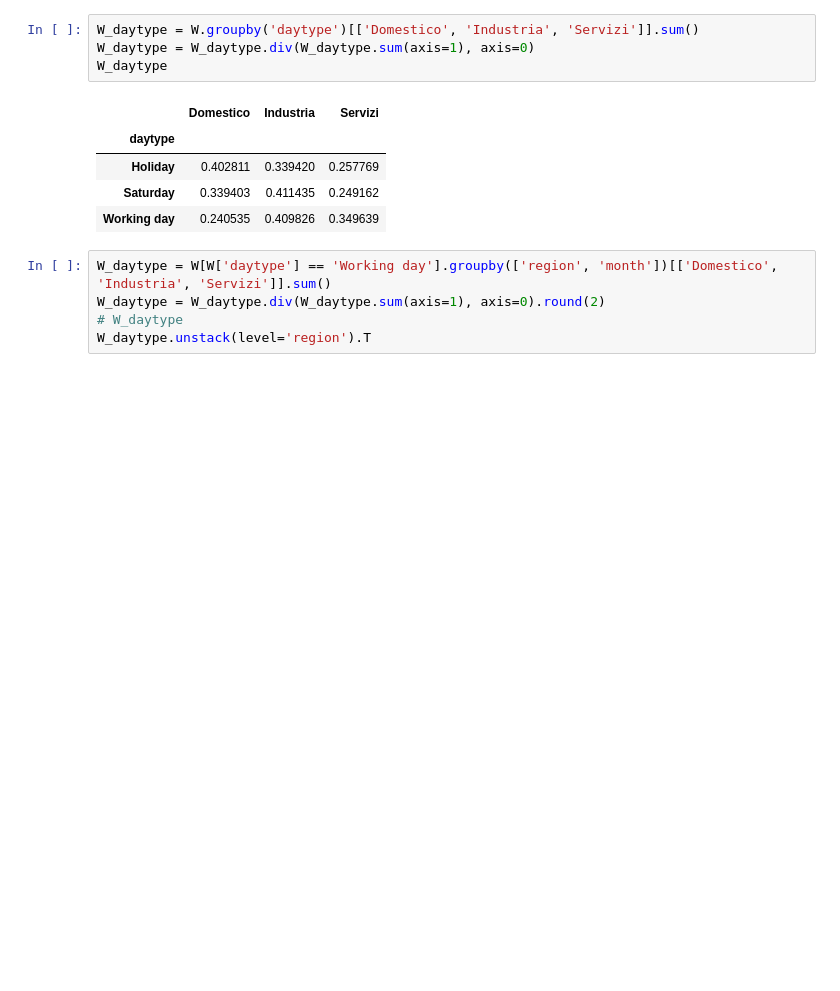
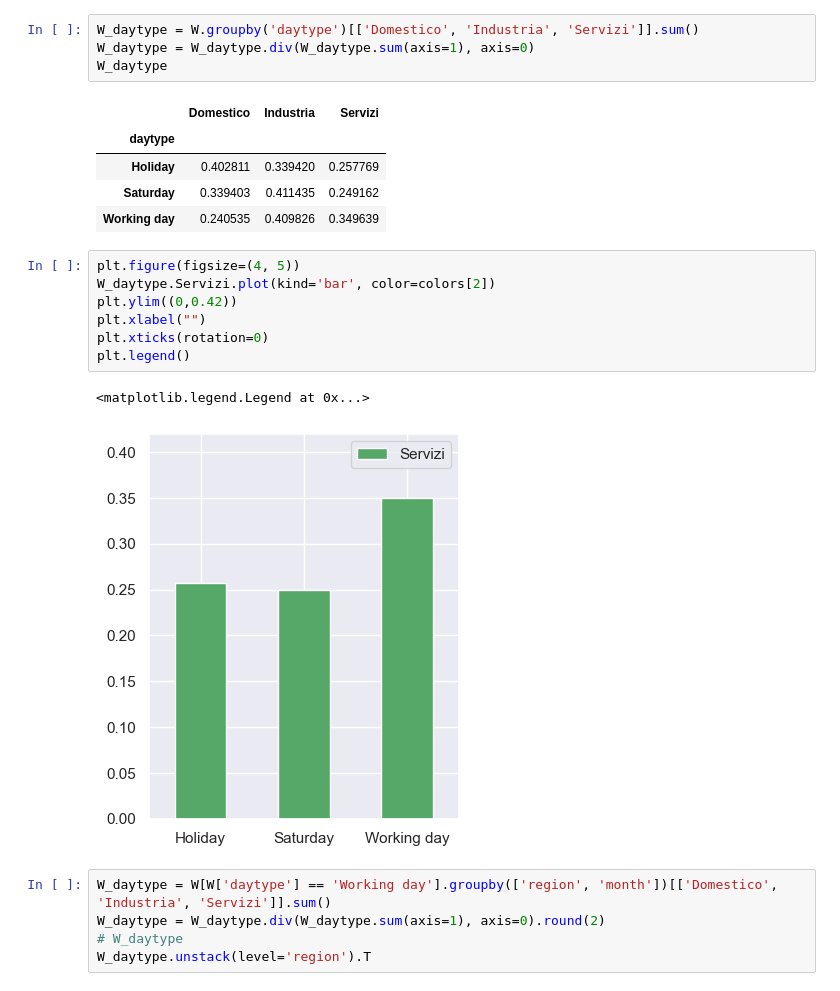
Before and after one commit to gkchln/load_bss, a Jupyter notebook: NMF.ipynb, the cells around one changed output. Cells and saved outputs as stored; diff of their text form; blank space fills up the shorter version.

```diff
--- a/NMF.ipynb
+++ b/NMF.ipynb
@@ -357,6 +371,16 @@ W_daytype
 | Holiday | 0.402811 | 0.339420 | 0.257769 |
 | Saturday | 0.339403 | 0.411435 | 0.249162 |
 | Working day | 0.240535 | 0.409826 | 0.349639 |
+# %%
+plt.figure(figsize=(4, 5))
+W_daytype.Servizi.plot(kind='bar', color=colors[2])
+plt.ylim((0,0.42))
+plt.xlabel("")
+plt.xticks(rotation=0)
+plt.legend()
+# %% [output]
+<matplotlib.legend.Legend at 0x...>
+[figure, added]
 # %%
 W_daytype = W[W['daytype'] == 'Working day'].groupby(['region', 'month'])[['Domestico', 'Industria', 'Servizi']].sum()
 W_daytype = W_daytype.div(W_daytype.sum(axis=1), axis=0).round(2)
```
Also changed, not shown: parts of 11 cells of this notebook.
